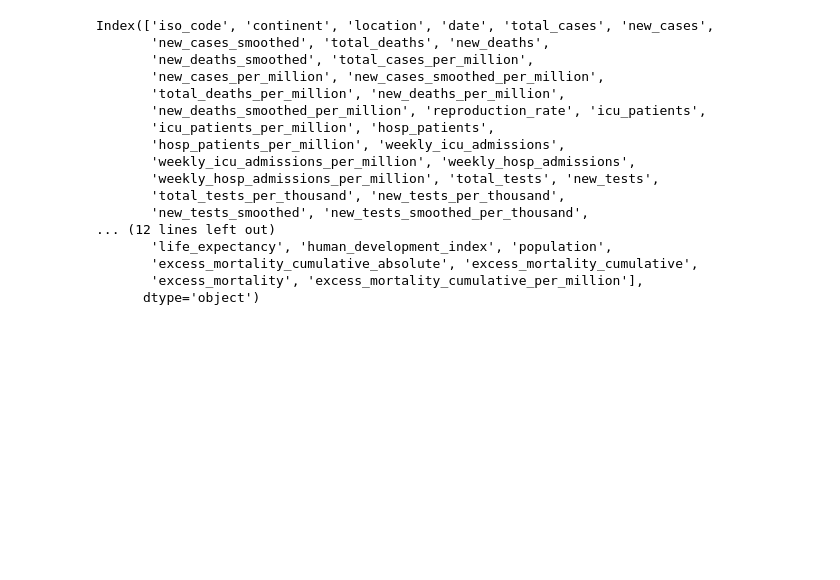
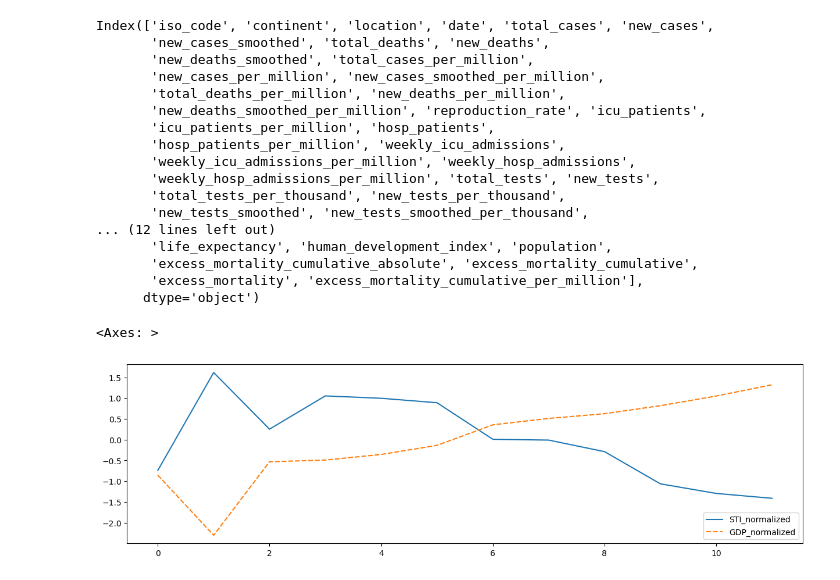
Before and after one commit to NOURDINEEEE/Projet_blanc_Dash1, a Jupyter notebook: Notebooks/France_Data.ipynb, the cells around one changed output. Drawn from its saved outputs; the diff is of its cells as text; code cells hidden in the pictures; blank space fills up the shorter version.

```diff
--- a/Notebooks/France_Data.ipynb
+++ b/Notebooks/France_Data.ipynb
@@ -166,3 +166,13 @@ Index(['iso_code', 'continent', 'location', 'date', 'total_cases', 'new_cases',
        'excess_mortality_cumulative_absolute', 'excess_mortality_cumulative',
        'excess_mortality', 'excess_mortality_cumulative_per_million'],
       dtype='object')
+# %%
+data_monthly['GDP_normalized'] = (data_monthly['GDP']-data_monthly['GDP'].mean())/data_monthly['GDP'].std()
+data_monthly['STI_normalized'] = (data_monthly['STI']-data_monthly['STI'].mean())/data_monthly['STI'].std()
+# %%
+plt.figure(figsize=(15,4))
+
+sn.lineplot(data=data_monthly[['STI_normalized', 'GDP_normalized']])
+# %% [output]
+<Axes: >
+[figure, added]
```
Also changed, not shown: parts of 2 cells of this notebook.
